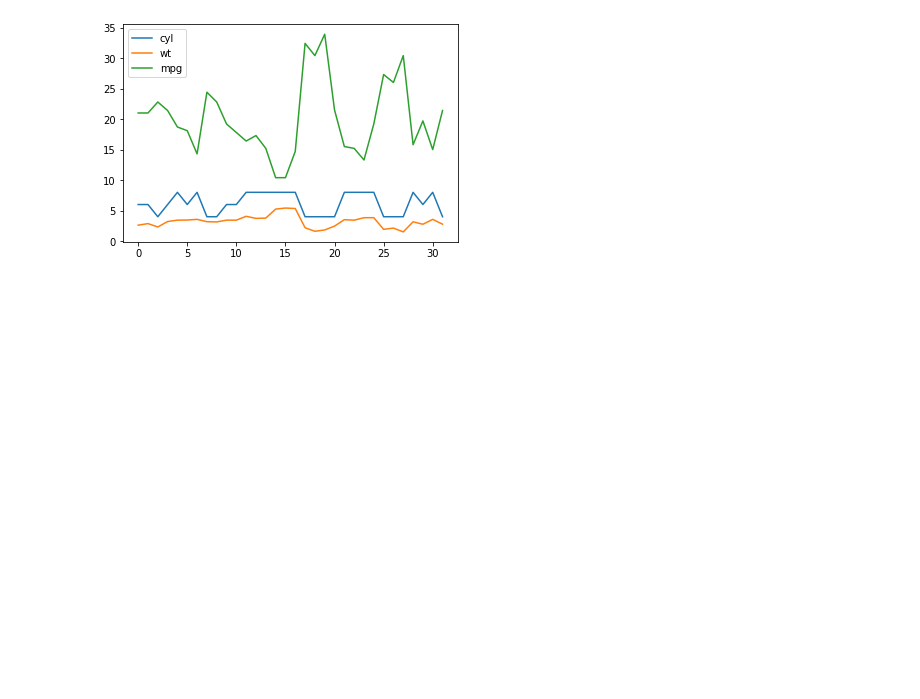
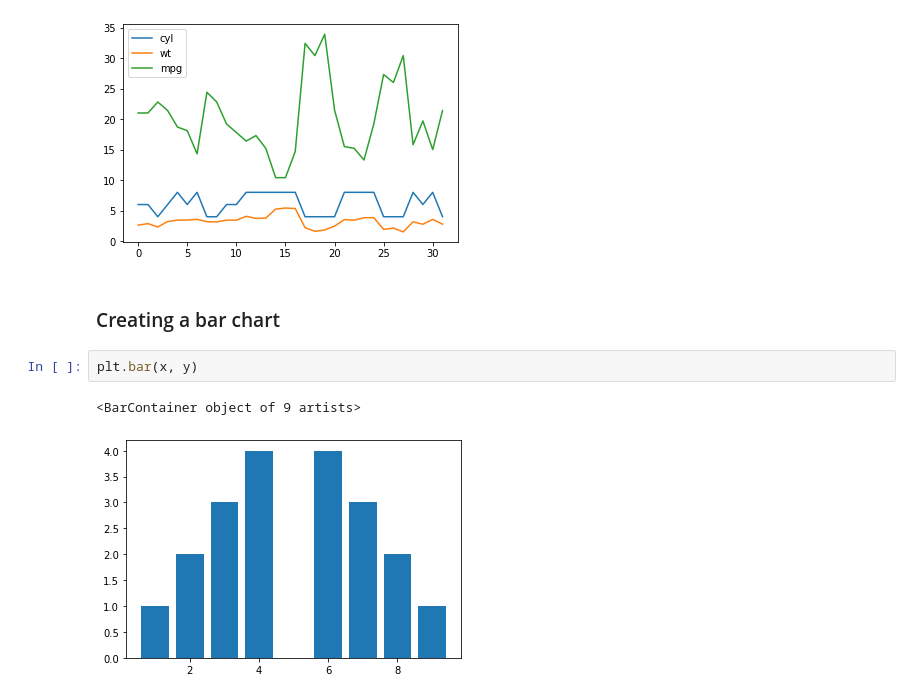
Before and after one commit to gofr1/jupyter-learning, a Jupyter notebook: data_science_basics/g-creating-standard-data-graphics.ipynb, the cells around one changed output. Drawn from its saved outputs; the diff is of its cells as text; blank space fills up the shorter version.

Commit message:
Plotting a bar chart

```diff
--- a/data_science_basics/g-creating-standard-data-graphics.ipynb
+++ b/data_science_basics/g-creating-standard-data-graphics.ipynb
@@ -40,3 +40,10 @@ df.plot()
 # %% [output]
 <matplotlib.axes._subplots.AxesSubplot at 0x...>
 [figure]
+# %% [markdown]
+### Creating a bar chart
+# %%
+plt.bar(x, y)
+# %% [output]
+<BarContainer object of 9 artists>
+[figure, added]
```
Also changed, not shown: parts of 4 cells of this notebook.
